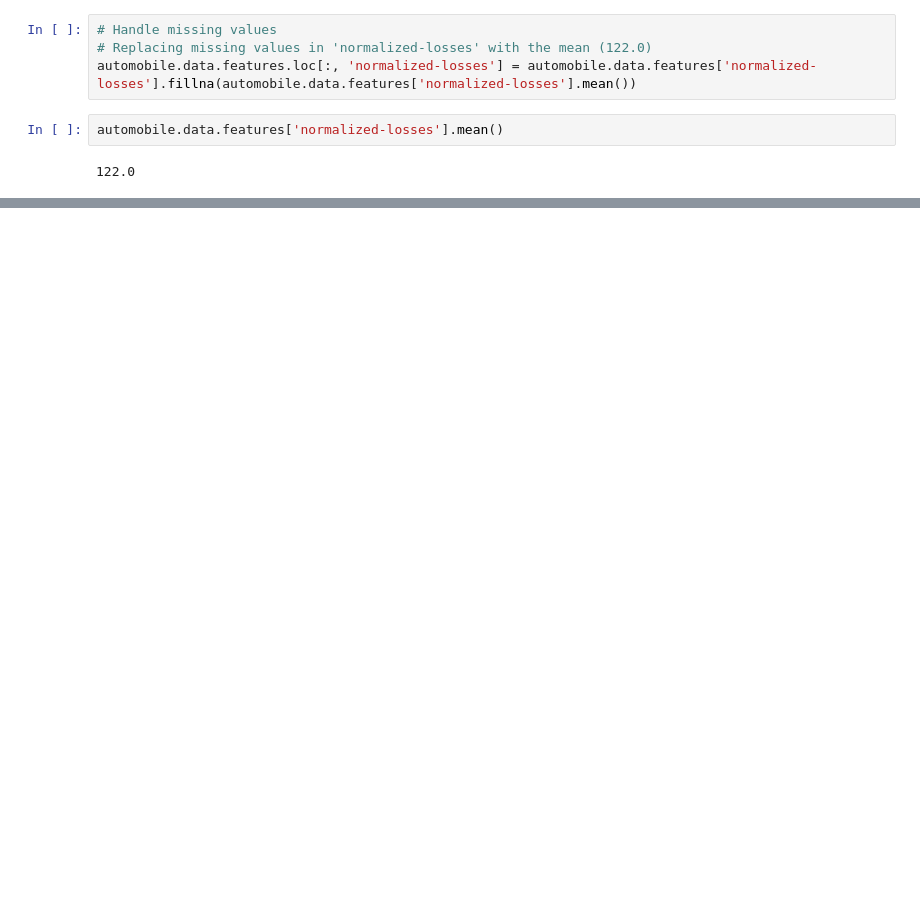
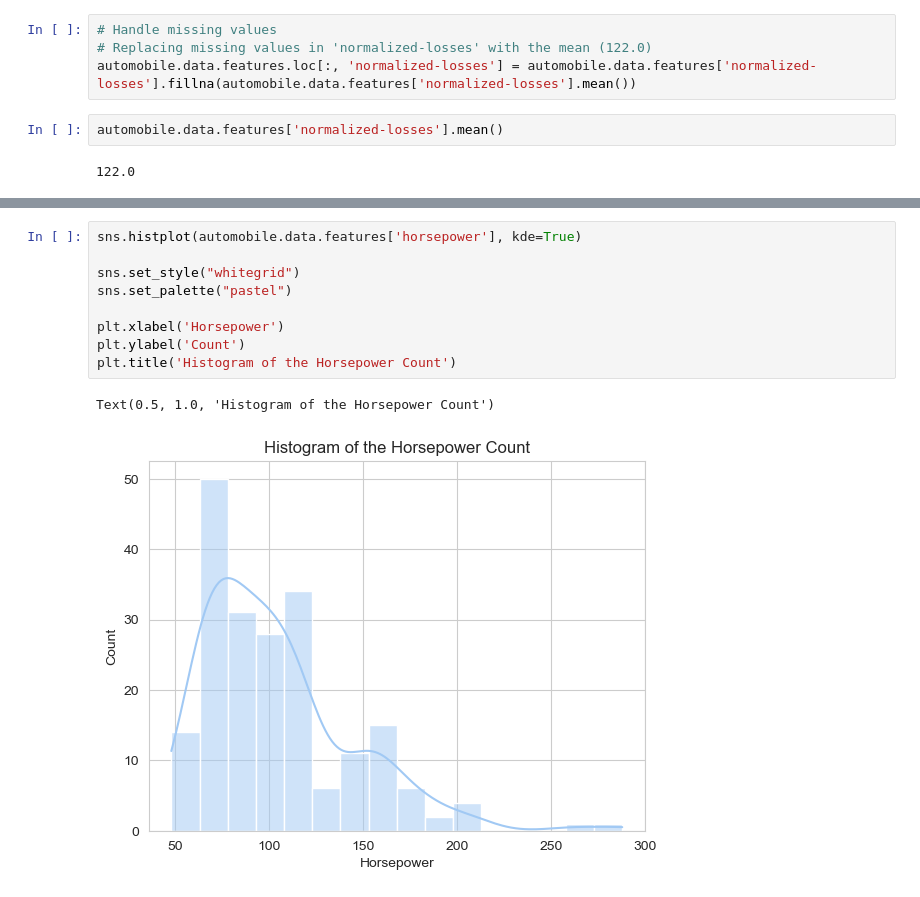
Before and after one commit to elliotbabilonia/automobile-project, a Jupyter notebook: code.ipynb, the cells around one changed output, grey strips where cells are left out. Saved outputs shown, nothing was run; the diff lists cells and outputs as text; blank space fills up the shorter version.

```diff
--- a/code.ipynb
+++ b/code.ipynb
@@ -154,0 +201,12 @@ automobile.data.features['normalized-losses'].mean()
+# %%
+sns.histplot(automobile.data.features['horsepower'], kde=True)
+
+sns.set_style("whitegrid")
+sns.set_palette("pastel")
+
+plt.xlabel('Horsepower')
+plt.ylabel('Count')
+plt.title('Histogram of the Horsepower Count')
+# %% [output]
+Text(0.5, 1.0, 'Histogram of the Horsepower Count')
+[figure, added]
```
Also changed, not shown: parts of 28 cells of this notebook.
